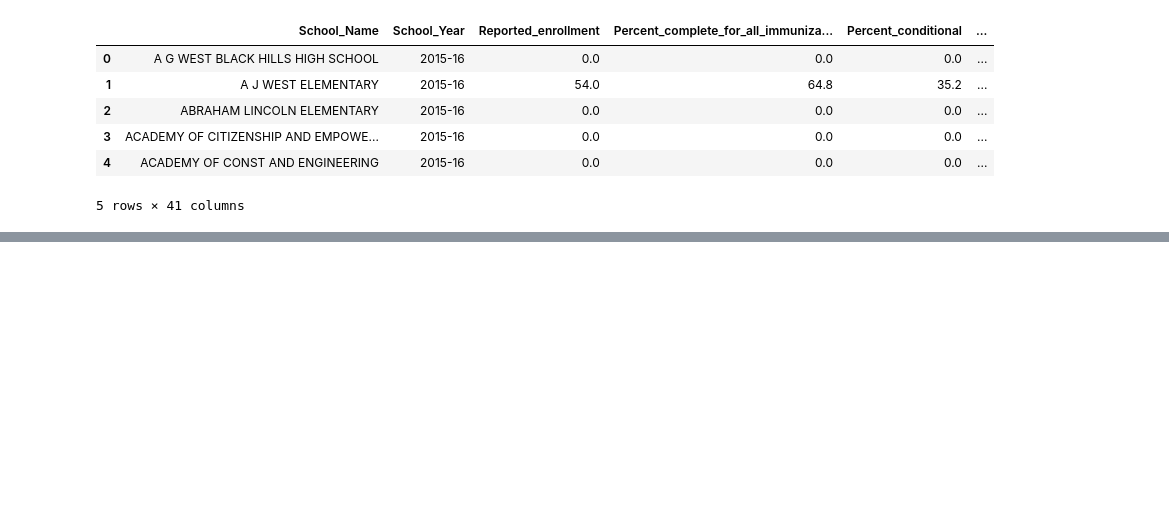
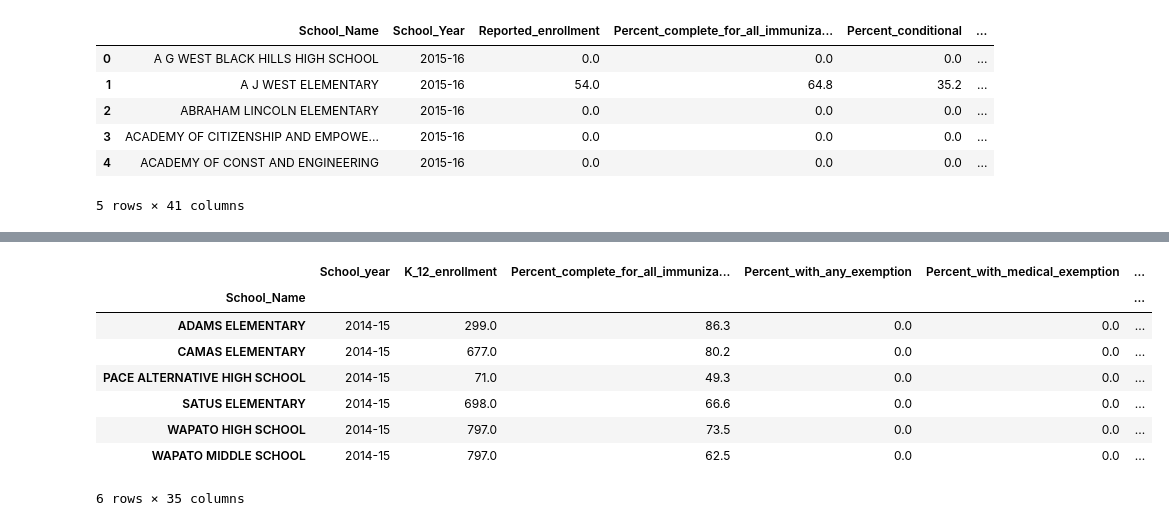
Before and after one commit to frischmuth/Washington-Immunization-Rates, a Jupyter notebook: Immunization IDE.ipynb, the cells around one changed output, grey strips where cells are left out. Saved outputs shown, nothing was run; the diff lists cells and outputs as text; code cells hidden in the pictures; blank space fills up the shorter version.

```diff
--- a/Immunization IDE.ipynb
+++ b/Immunization IDE.ipynb
@@ -126,0 +176,12 @@ all45[all45['Reported']=='Y']
+# %%
+all45[all45['School_District'] == 'WAPATO SCHOOL DISTRICT']
+# %% [output]
+|  | School_year | K_12_enrollment | Percent_complete_for_all_immuniza... | Percent_with_any_exemption | Percent_with_medical_exemption | ... |
+| School_Name |  |  |  |  |  | ... |
+| ADAMS ELEMENTARY | 2014-15 | 299.0 | 86.3 | 0.0 | 0.0 | ... |
+| CAMAS ELEMENTARY | 2014-15 | 677.0 | 80.2 | 0.0 | 0.0 | ... |
+| PACE ALTERNATIVE HIGH SCHOOL | 2014-15 | 71.0 | 49.3 | 0.0 | 0.0 | ... |
+| SATUS ELEMENTARY | 2014-15 | 698.0 | 66.6 | 0.0 | 0.0 | ... |
+| WAPATO HIGH SCHOOL | 2014-15 | 797.0 | 73.5 | 0.0 | 0.0 | ... |
+| WAPATO MIDDLE SCHOOL | 2014-15 | 797.0 | 62.5 | 0.0 | 0.0 | ... |
+6 rows × 35 columns
```
Also changed, not shown: parts of 23 cells of this notebook, 8 other files.
